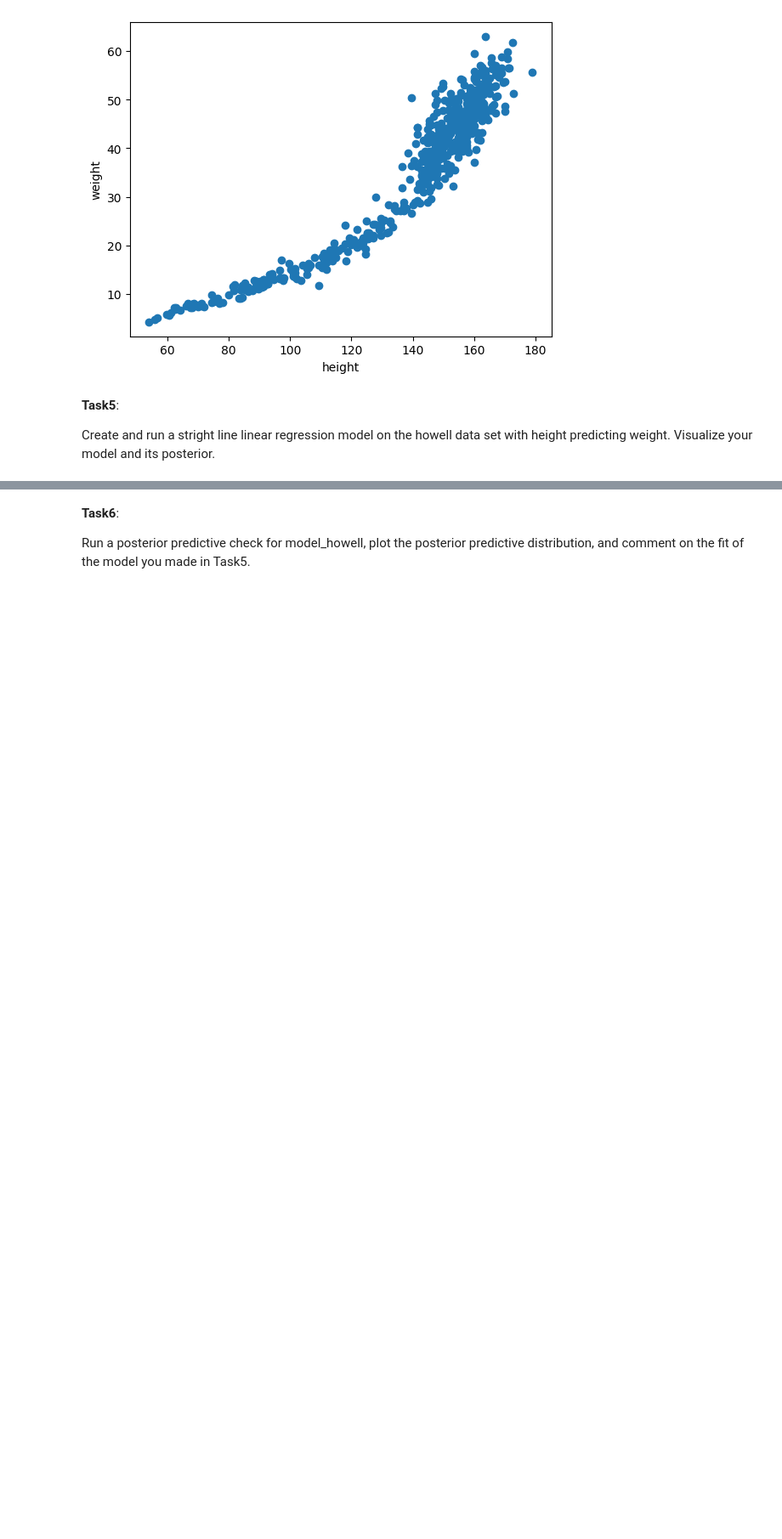
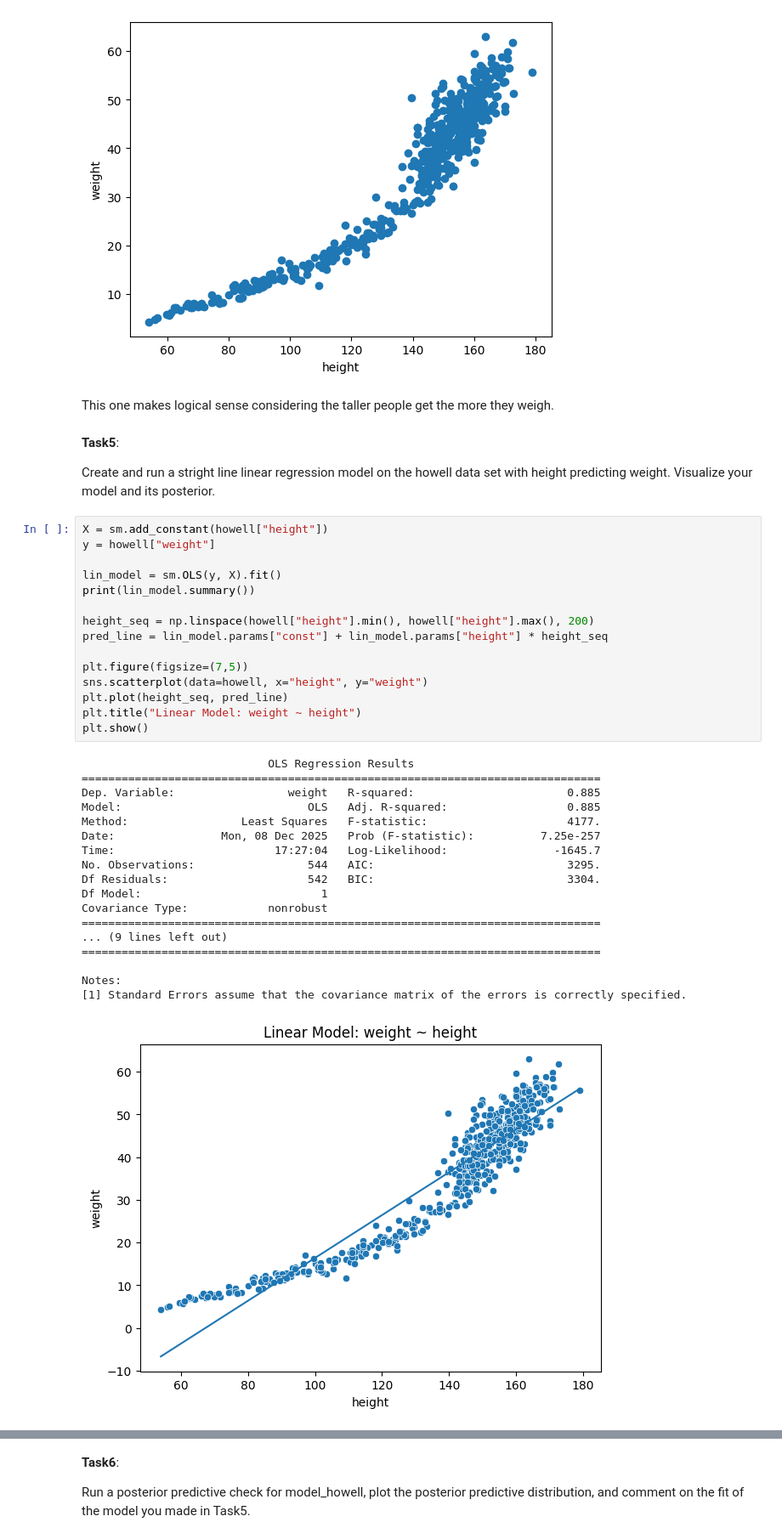
Before and after one commit to Tookss55/DS, a Jupyter notebook: Unit5/Unit5ExercisesSF.ipynb, the cells around one changed output, grey strips where cells are left out. Shown at 85% size. Drawn from its saved outputs; the diff is of its cells as text; blank space fills up the shorter version.

```diff
--- a/Unit5/Unit5ExercisesSF.ipynb
+++ b/Unit5/Unit5ExercisesSF.ipynb
@@ -147,7 +147,43 @@ plt.ylabel("weight")
 # %% [output]
 Text(0, 0.5, 'weight')
 [figure]
+# %% [markdown]
+This one makes logical sense considering the taller people get the more they weigh.
 # %% [markdown]
 **Task5**:
 
 Create and run a stright line linear regression model on the howell data set with height predicting weight. Visualize your model and its posterior.
+# %%
+X = sm.add_constant(howell["height"])
+y = howell["weight"]
+
+lin_model = sm.OLS(y, X).fit()
+print(lin_model.summary())
+
+height_seq = np.linspace(howell["height"].min(), howell["height"].max(), 200)
+pred_line = lin_model.params["const"] + lin_model.params["height"] * height_seq
+
+plt.figure(figsize=(7,5))
+sns.scatterplot(data=howell, x="height", y="weight")
+plt.plot(height_seq, pred_line)
+plt.title("Linear Model: weight ~ height")
+plt.show()
+# %% [output]
+                            OLS Regression Results
+==============================================================================
+Dep. Variable:                 weight   R-squared:                       0.885
+Model:                            OLS   Adj. R-squared:                  0.885
+Method:                 Least Squares   F-statistic:                     4177.
+Date:                Mon, 08 Dec 2025   Prob (F-statistic):          7.25e-257
+Time:                        17:27:04   Log-Likelihood:                -1645.7
+No. Observations:                 544   AIC:                             3295.
+Df Residuals:                     542   BIC:                             3304.
+Df Model:                           1
+Covariance Type:            nonrobust
+==============================================================================
+... (9 lines left out)
+==============================================================================
+
+Notes:
+[1] Standard Errors assume that the covariance matrix of the errors is correctly specified.
+[figure, added]
```
Also changed, not shown: parts of 10 cells of this notebook.
